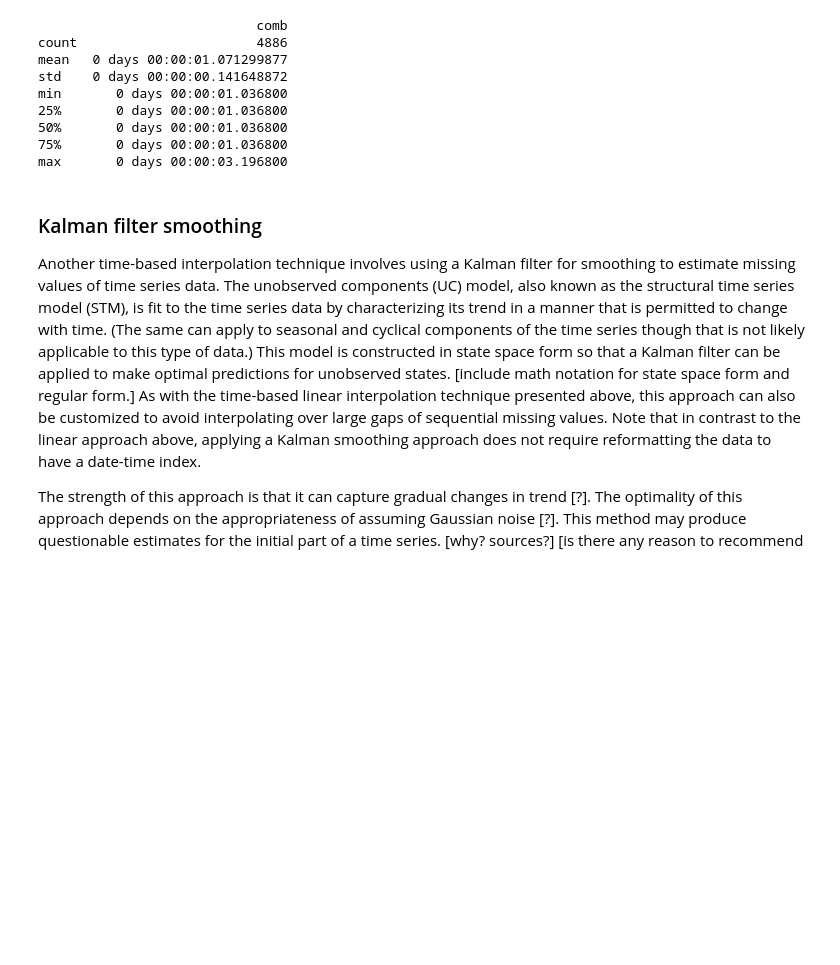
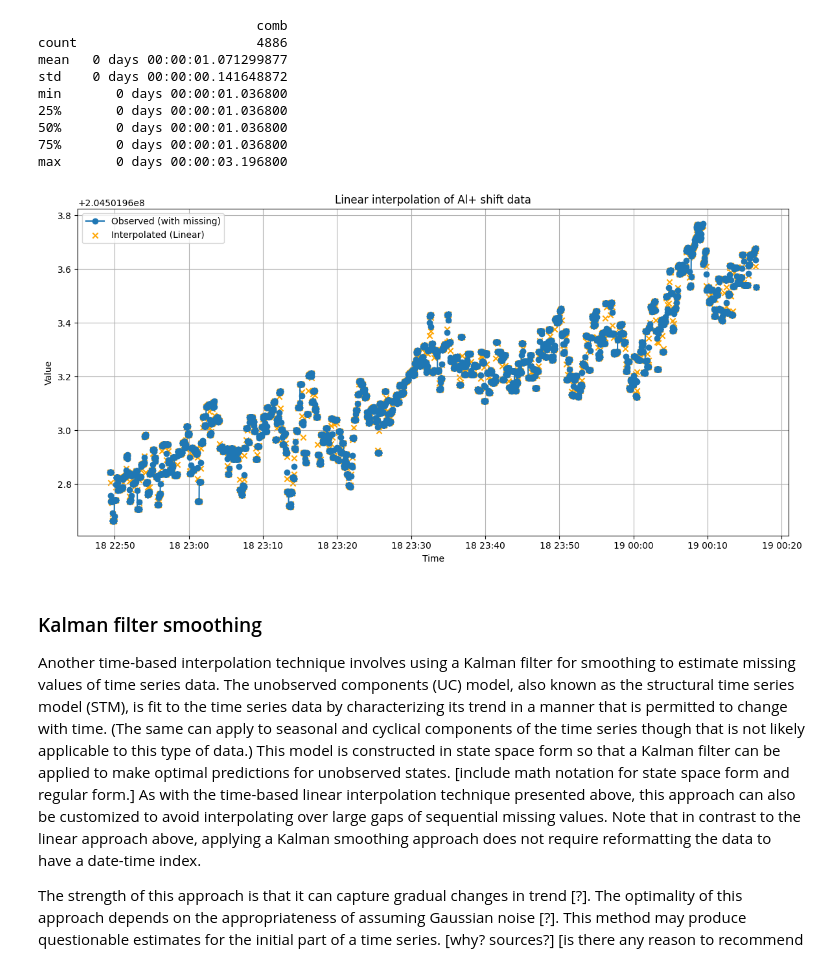
Before and after one commit to caitberry/atomic-clock, a Jupyter notebook: st-interp/NIST_TN/interpolation_report.ipynb, the cells around one changed output. Cells and saved outputs as stored; diff of their text form; code cells hidden in the pictures; blank space fills up the shorter version.

```diff
--- a/st-interp/NIST_TN/interpolation_report.ipynb
+++ b/st-interp/NIST_TN/interpolation_report.ipynb
@@ -428,3 +430,18 @@ max       0 days 00:00:03.196800
+# %%
+# Plot of linear interpolated Al shift data
+plt.figure(figsize=(12, 6))
+plt.plot(Al_shift_expanded, label='Observed (with missing)', marker='o', linestyle='-')
+#plt.plot(Al_shift_final, label='Interpolated (Linear)', marker = 'x') #linestyle='--')
+plt.scatter(Al_shift_final.index, Al_shift_final, label='Interpolated (Linear)', marker = 'x', c = 'orange')
+plt.legend()
+plt.title('Linear interpolation of Al+ shift data')
+plt.xlabel('Time')
+plt.ylabel('Value')
+plt.grid(True)
+plt.tight_layout()
+plt.show()
+# %% [output]
+[figure, added]
 # %% [markdown]
 ### Kalman filter smoothing
 
```
Also changed, not shown: parts of 3 cells of this notebook, 1 other file.
